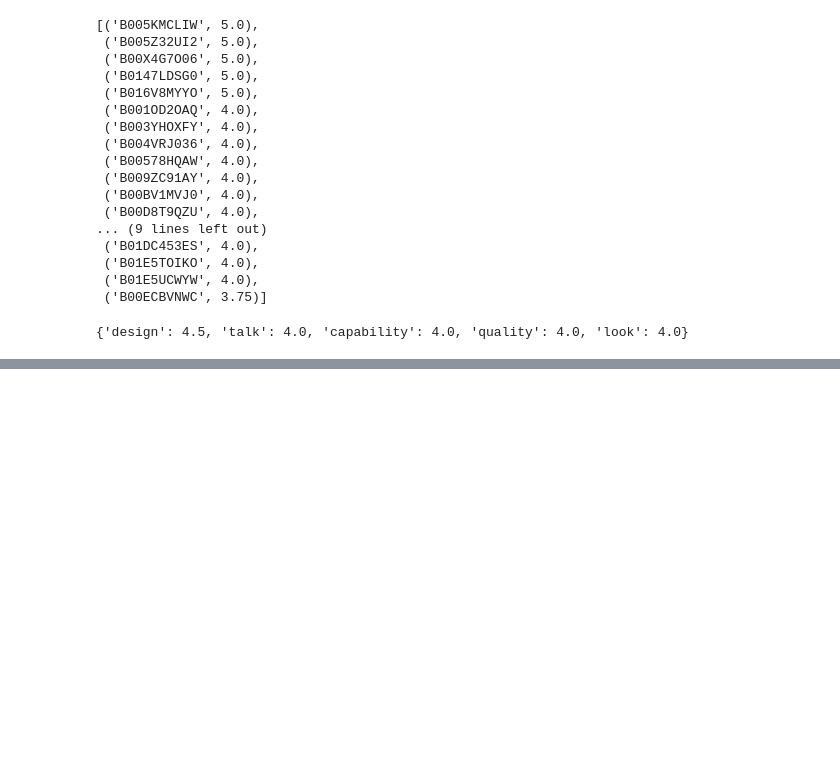
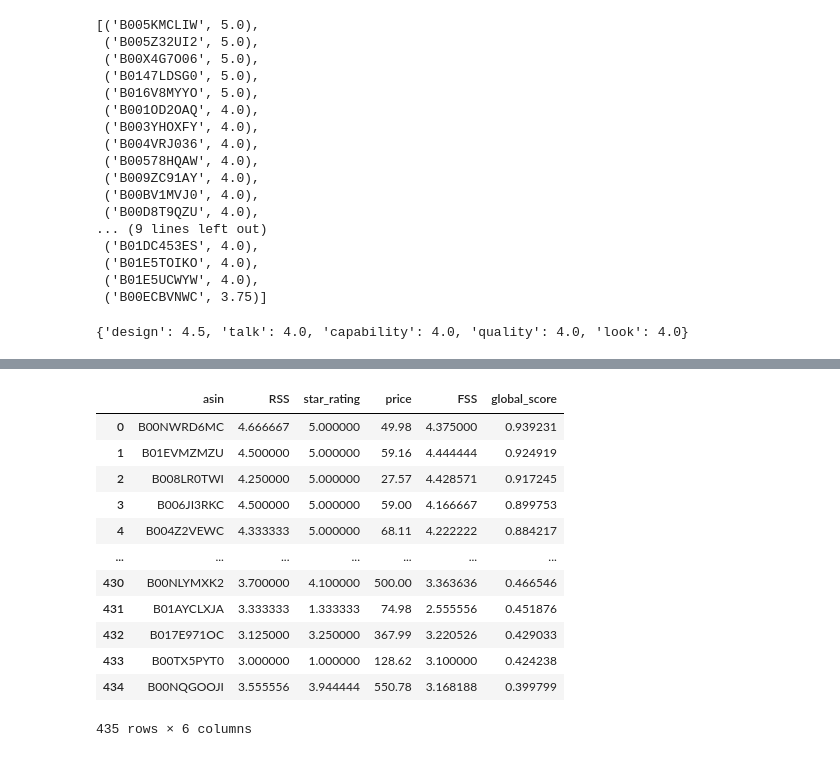
Before and after one commit to livio-24/feature-based-SA-cell-phones-reviews, a Jupyter notebook: sentiment_analysis.ipynb, the cells around one changed output, grey strips where cells are left out. Saved outputs shown, nothing was run; the diff lists cells and outputs as text; code cells hidden in the pictures; blank space fills up the shorter version.

```diff
--- a/sentiment_analysis.ipynb
+++ b/sentiment_analysis.ipynb
@@ -495,0 +542,16 @@ top_k_features(features_scores[0]['asin'],5)
+# %%
+desc_scores
+# %% [output]
+|  | asin | RSS | star_rating | price | FSS | global_score |
+| 0 | B00NWRD6MC | 4.666667 | 5.000000 | 49.98 | 4.375000 | 0.939231 |
+| 1 | B01EVMZMZU | 4.500000 | 5.000000 | 59.16 | 4.444444 | 0.924919 |
+| 2 | B008LR0TWI | 4.250000 | 5.000000 | 27.57 | 4.428571 | 0.917245 |
+| 3 | B006JI3RKC | 4.500000 | 5.000000 | 59.00 | 4.166667 | 0.899753 |
+| 4 | B004Z2VEWC | 4.333333 | 5.000000 | 68.11 | 4.222222 | 0.884217 |
+| ... | ... | ... | ... | ... | ... | ... |
+| 430 | B00NLYMXK2 | 3.700000 | 4.100000 | 500.00 | 3.363636 | 0.466546 |
+| 431 | B01AYCLXJA | 3.333333 | 1.333333 | 74.98 | 2.555556 | 0.451876 |
+| 432 | B017E971OC | 3.125000 | 3.250000 | 367.99 | 3.220526 | 0.429033 |
+| 433 | B00TX5PYT0 | 3.000000 | 1.000000 | 128.62 | 3.100000 | 0.424238 |
+| 434 | B00NQGOOJI | 3.555556 | 3.944444 | 550.78 | 3.168188 | 0.399799 |
+435 rows × 6 columns
```
Also changed, not shown: parts of 14 cells of this notebook, 1 other file.
